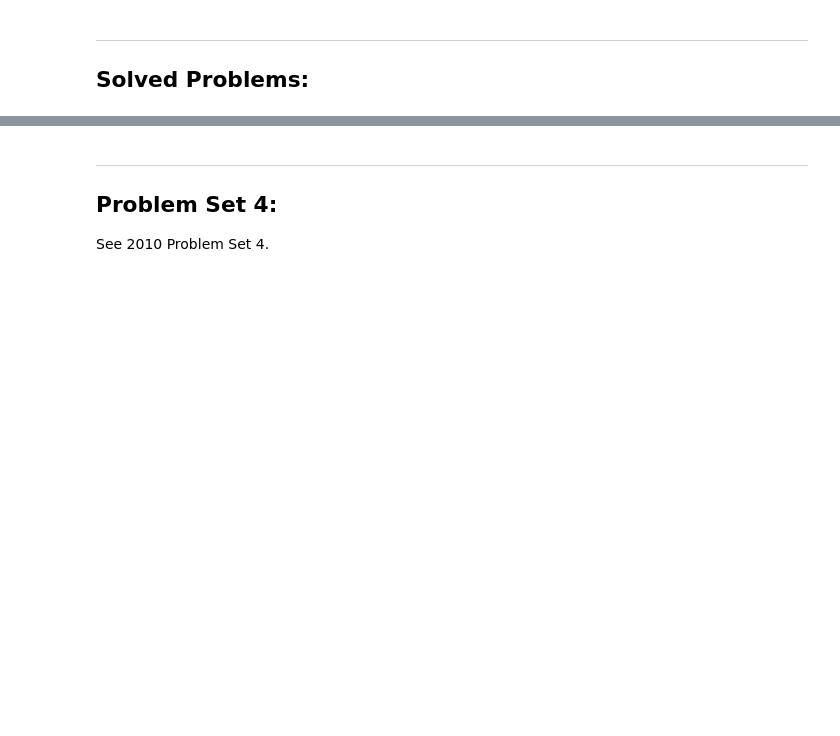
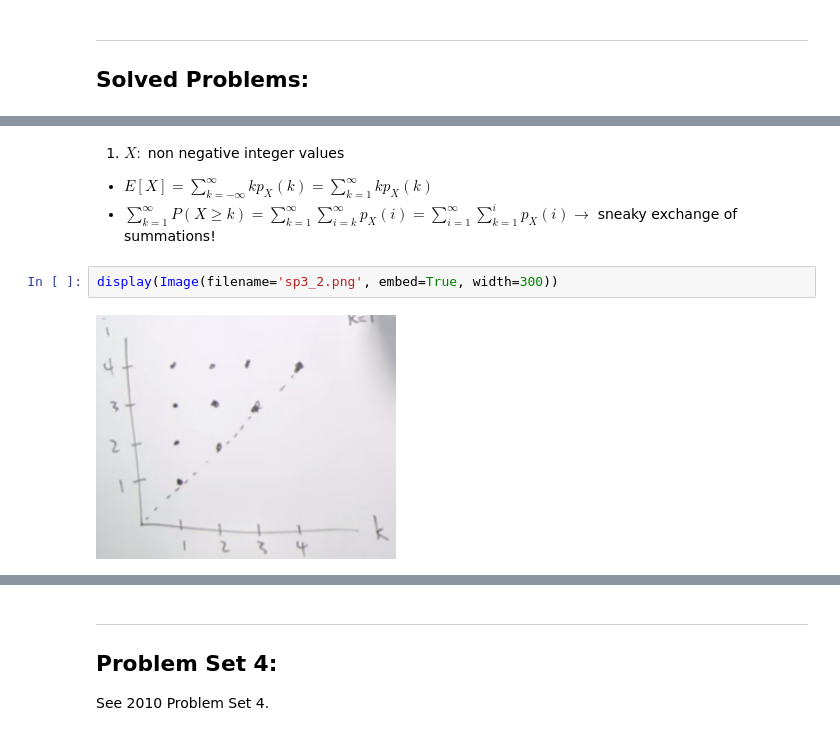
Before and after one commit to robinovitch61/edX_6.041x_Probability, a Jupyter notebook: Course_Notes/Unit_04_Discrete_Random_Variables/Unit_04.ipynb, the cells around one changed output, grey strips where cells are left out. Cells and saved outputs as stored; diff of their text form; blank space fills up the shorter version.

```diff
--- a/Course_Notes/Unit_04_Discrete_Random_Variables/Unit_04.ipynb
+++ b/Course_Notes/Unit_04_Discrete_Random_Variables/Unit_04.ipynb
@@ -414,0 +454,8 @@ Currently unavailable in archived course.
+# %% [markdown]
+1. $X: $ non negative integer values
+  * $E[X] = \sum\limits_{k = -\infty}^\infty k p_X(k) = \sum\limits_{k = 1}^\infty k p_X(k)$
+  * $\sum\limits_{k = 1}^\infty P(X \geq k) = \sum\limits_{k = 1}^\infty \sum\limits_{i = k}^\infty p_X(i) = \sum\limits_{i = 1}^\infty \sum\limits_{k = 1}^i p_X(i) \to$ sneaky exchange of summations!
+# %%
+display(Image(filename='sp3_2.png', embed=True, width=300))
+# %% [output]
+[figure, added]
```
Also changed, not shown: parts of 11 cells of this notebook, 6 other files.
